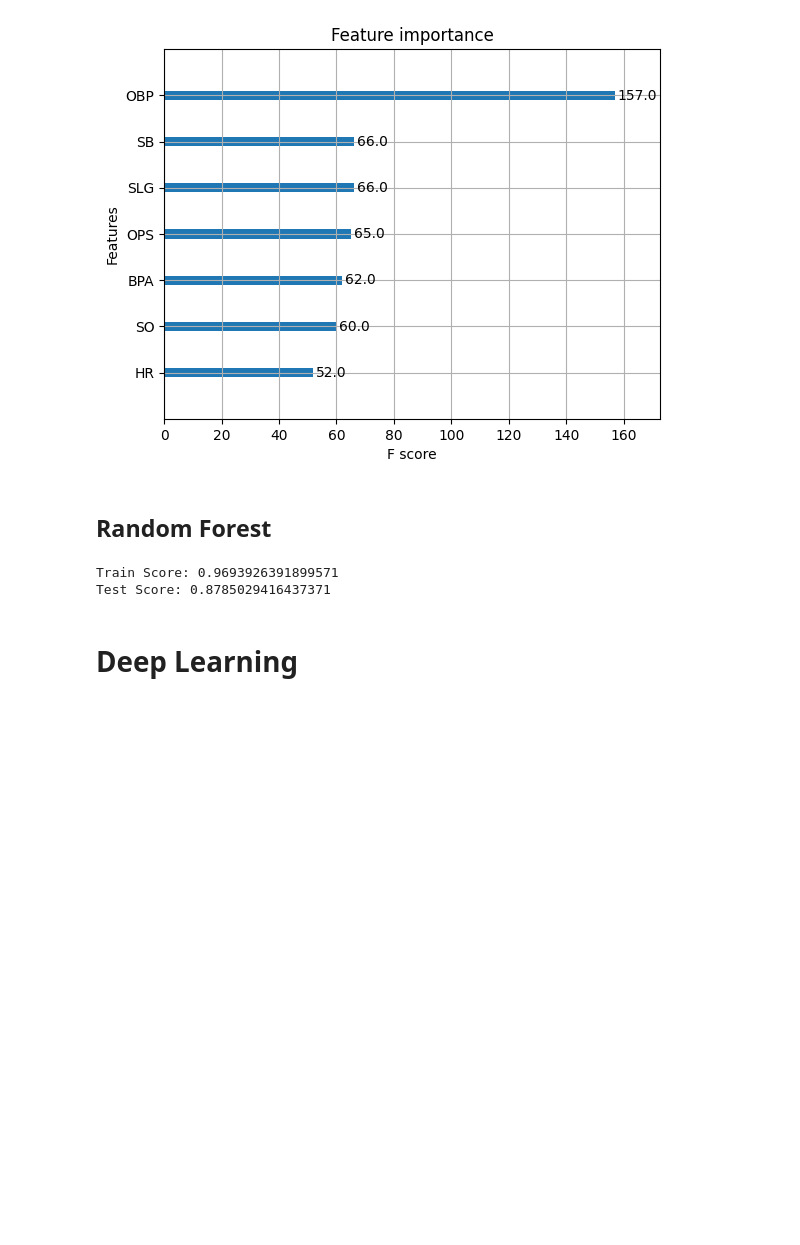
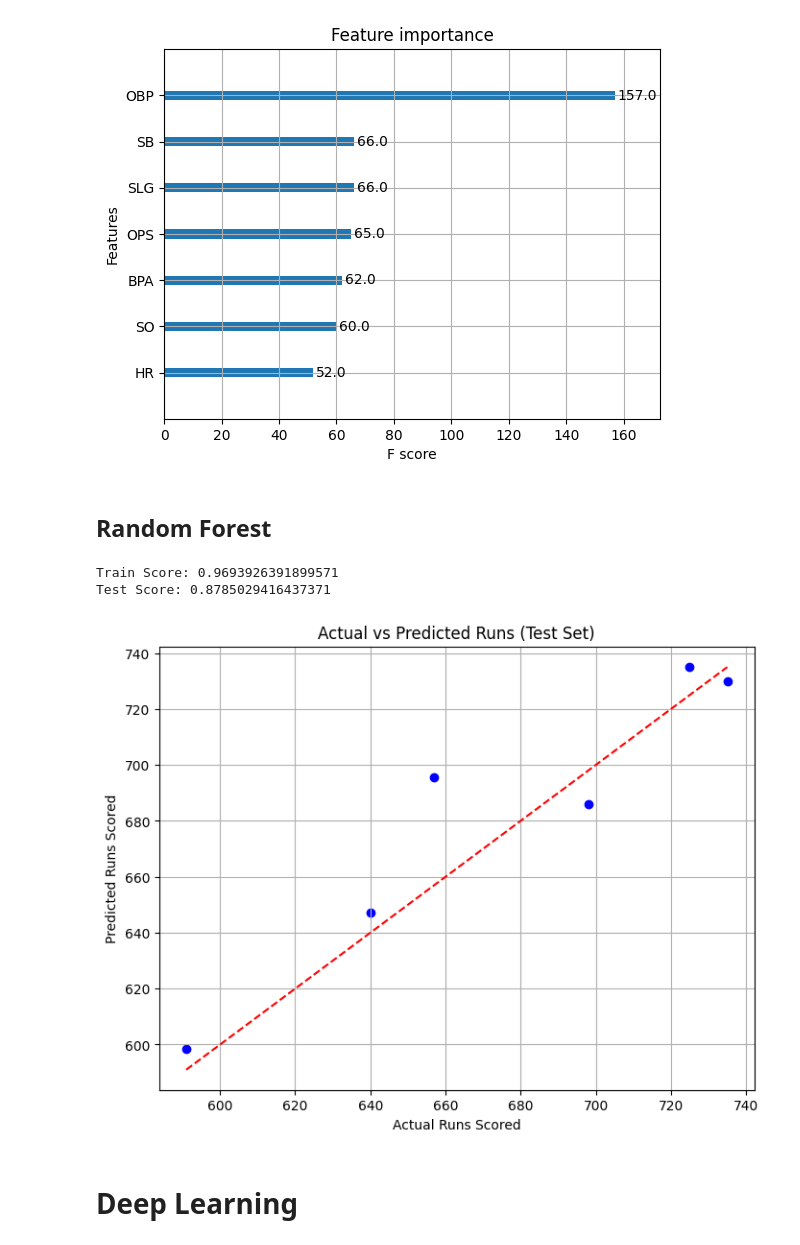
Before and after one commit to dstrick17/baseball, a Jupyter notebook: baseball.ipynb, the cells around one changed output. Saved outputs shown, nothing was run; the diff lists cells and outputs as text; code cells hidden in the pictures; blank space fills up the shorter version.

```diff
--- a/baseball.ipynb
+++ b/baseball.ipynb
@@ -310,25 +318,47 @@ Test Score: 0.6887965202331543
 # %%
 from sklearn.ensemble import RandomForestRegressor
 from sklearn.model_selection import train_test_split
 
 
 # Your features
 features = ['OBP', 'SLG', 'OPS', 'HR', 'SO', 'SB', 'BPA']
 X = team_stats[features]
 y = team_stats['R']
 
 # Train/test split
 X_train, X_test, y_train, y_test = train_test_split(X, y, test_size=0.2, random_state=42)
 
 # XGBoost model
 rf_model = RandomForestRegressor(n_estimators=100, max_depth=3, random_state=42)
 rf_model.fit(X_train, y_train)
 
 # Evaluate
 print("Train Score:", rf_model.score(X_train, y_train))
 print("Test Score:", rf_model.score(X_test, y_test))
+
+###### Visualize accuracy
+
+predictions = rf_model.predict(X_test)
+
+results_df = pd.DataFrame({
+    'Actual Runs': y_test.values,
+    'Predicted Runs': predictions
+})
+import matplotlib.pyplot as plt
+
+plt.figure(figsize=(8, 6))
+plt.scatter(results_df['Actual Runs'], results_df['Predicted Runs'], color='blue')
+plt.plot([results_df['Actual Runs'].min(), results_df['Actual Runs'].max()],
+         [results_df['Actual Runs'].min(), results_df['Actual Runs'].max()],
+         color='red', linestyle='--')
+plt.xlabel('Actual Runs Scored')
+plt.ylabel('Predicted Runs Scored')
+plt.title('Actual vs Predicted Runs (Test Set)')
+plt.grid(True)
+plt.show()
 # %% [output]
 Train Score: 0.9693926391899571
 Test Score: 0.8785029416437371
+[figure, added]
 # %% [markdown]
 # Deep Learning
```
Also changed, not shown: parts of 8 cells of this notebook.
